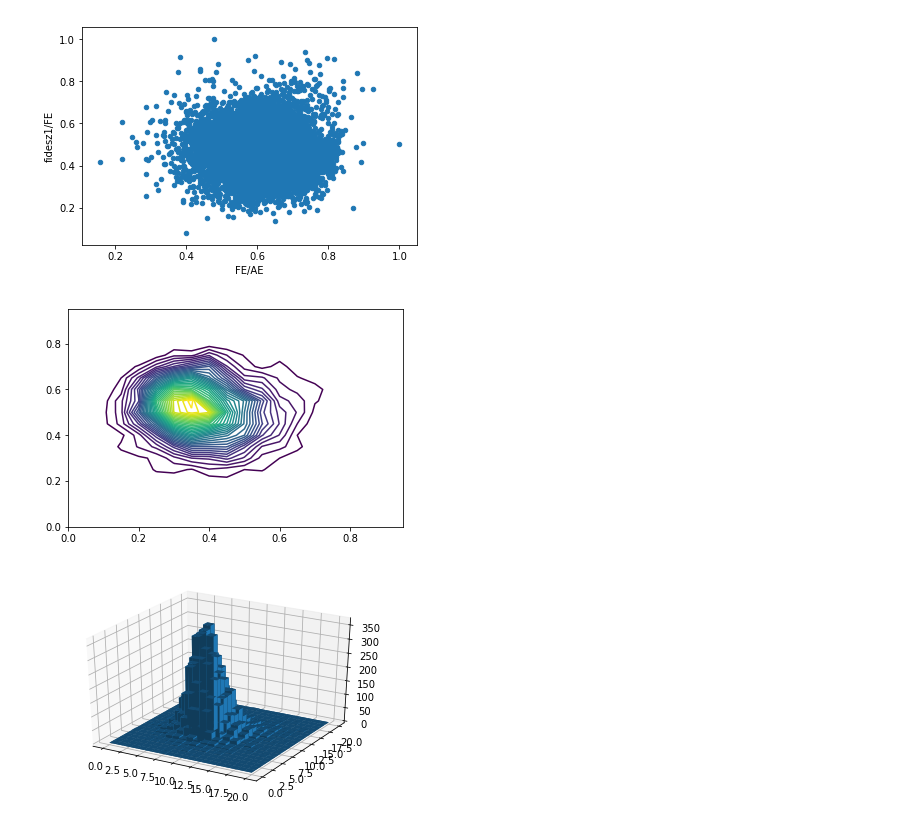
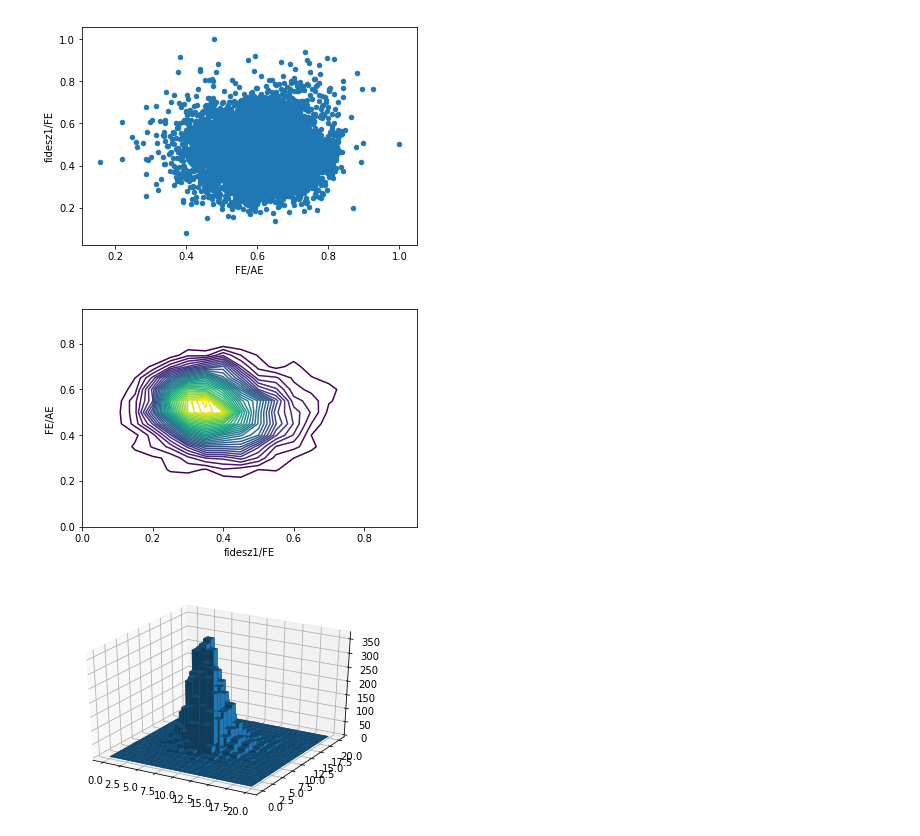
Before and after one commit to komaranna/ElectionAnalysis, a Jupyter notebook: StatisticalAnalysis.ipynb, the cells around one changed output. Drawn from its saved outputs; the diff is of its cells as text; code cells hidden in the pictures.

```diff
--- a/StatisticalAnalysis.ipynb
+++ b/StatisticalAnalysis.ipynb
@@ -41,23 +41,25 @@ plt.show()
 # %%
 histData = np.histogram2d(dfSimple['FE/AE'], dfSimple['fidesz1/FE'], bins=20, range=None, normed=False, weights=None)
 
 data_2d = histData[0]
 
 deltaX = 1/float(data_2d.shape[1])
 deltaY = 1/float(data_2d.shape[0])
 
 fig = plt.figure()
 ax = fig.add_subplot(111)
 x_data, y_data = np.meshgrid( np.arange(0,1,deltaX),np.arange(0,1,deltaY))
 
 x_data = x_data
 y_data = y_data
 z_data = data_2d
 plt.contour(x_data,y_data,z_data,40)
+plt.xlabel('fidesz1/FE')
+plt.ylabel('FE/AE')
 
 plt.show()
 # %% [output]
-[figure, old version]
+[figure, new version]
 # %%
 histData = np.histogram2d(dfSimple['FE/AE'], dfSimple['fidesz1/FE'], bins=20, range=None, normed=False, weights=None)
 
```
Also changed, not shown: parts of 4 cells of this notebook.
